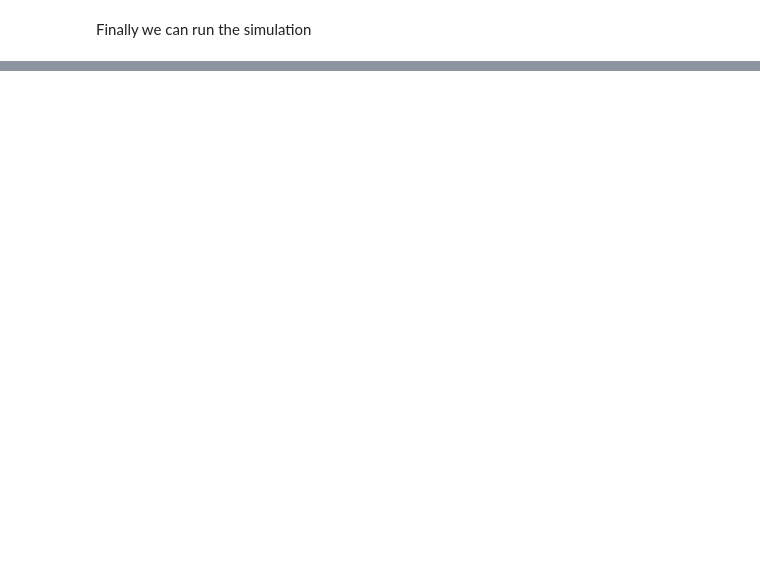
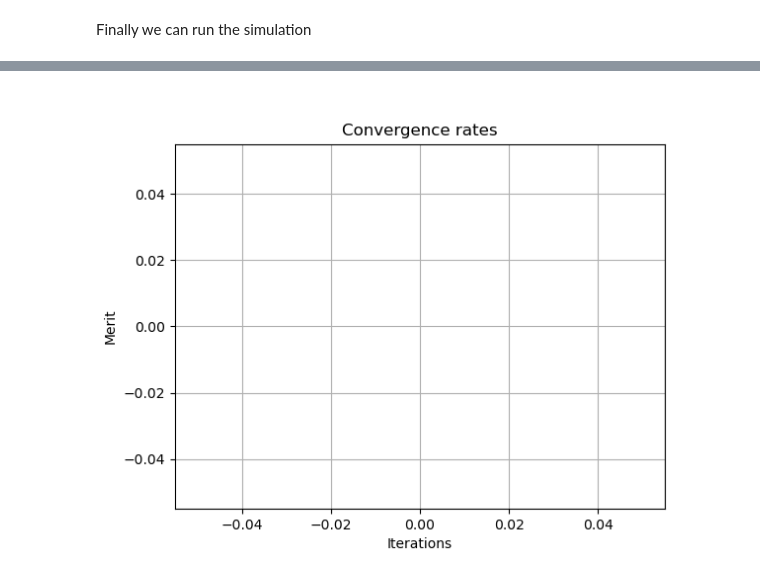
Before and after one commit to diku-dk/RAINBOW, a Jupyter notebook: python/demo_prox_rigid_bodies_procedural.ipynb, the cells around one changed output, grey strips where cells are left out. Cells and saved outputs as stored; diff of their text form; code cells hidden in the pictures; blank space fills up the shorter version.

```diff
--- a/python/demo_prox_rigid_bodies_procedural.ipynb
+++ b/python/demo_prox_rigid_bodies_procedural.ipynb
@@ -162,21 +165,15 @@ Renderer(camera=PerspectiveCamera(aspect=1.25, children=(DirectionalLight(color=
 # %% [markdown]
 Finally we can run the simulation
 # %%
-def simulation(viewer, engine, monitor=True):
-    stats = []
-    import time
+def simulation(viewer, engine, monitor=True) -> None:
     dt = engine.params.time_step
-    T  = engine.params.total_time
+    T = 0.1 # Total time
     fps = 1.0/dt
     steps = int(np.round(T*fps))
-
     for i in range(steps):
         for body in engine.bodies.values():
             viewer.place_mesh(body.name, body.r, body.q)
-        data = SOLVER.stepper(engine, dt, monitor)
-        stats.append(data)
-        time.sleep(dt*10)
-    return stats
+        API.simulate(engine, dt, monitor)
 
-engine.params.total_time = 0.1
 simulation(viewer, engine, True)
+stats = API.get_log(engine)
@@ -182,0 +207,16 @@ simulation(viewer, engine, True)
+# %%
+fig = plt.figure()
+ax = plt.subplot(111)
+ax.set_title('Convergence rates')
+ax.set_xlabel('Iterations')
+ax.set_ylabel('Merit')
+plt.grid(True)
+for i in range(len(stats)):
+    data = stats[i]
+    if 'residuals' in data.keys():
+        residuals = data['residuals']
+        reject = data['reject']
+        ax.plot( residuals[np.where(reject==False)])
+plt.show()
+# %% [output]
+[figure, added]
```
Also changed, not shown: parts of 19 cells of this notebook, 2 other files.
